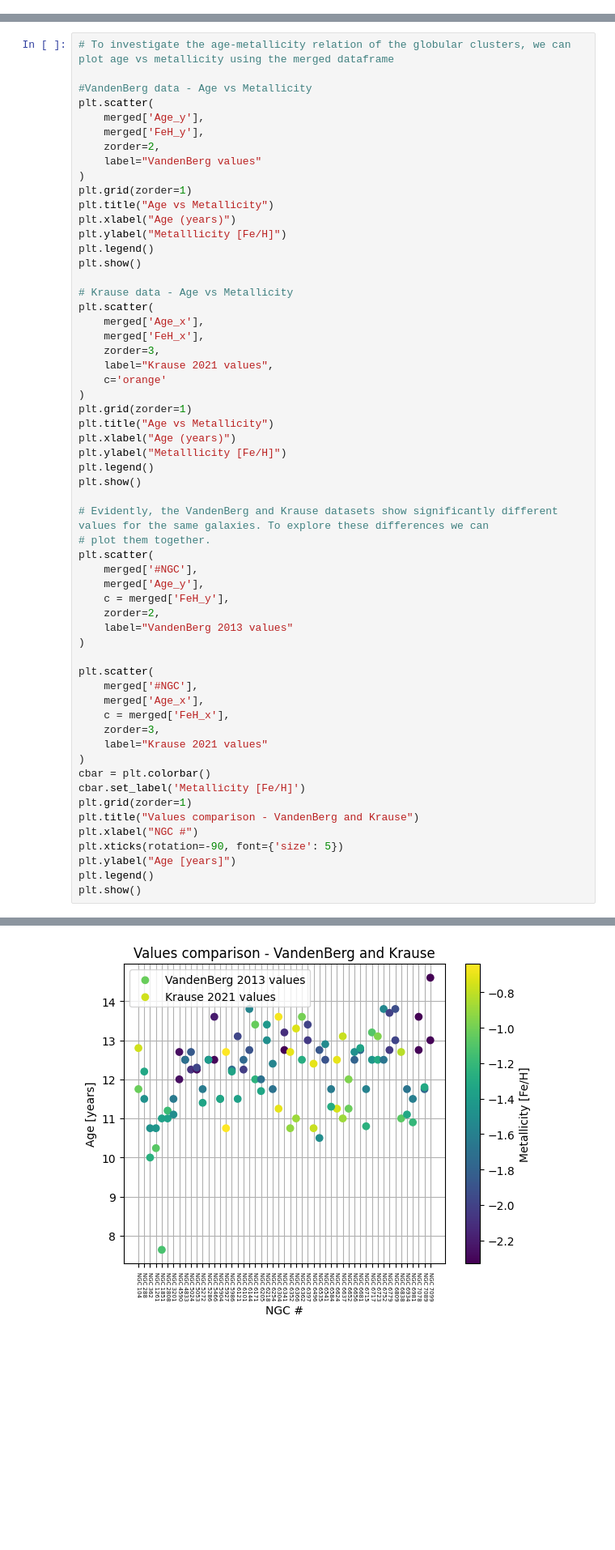
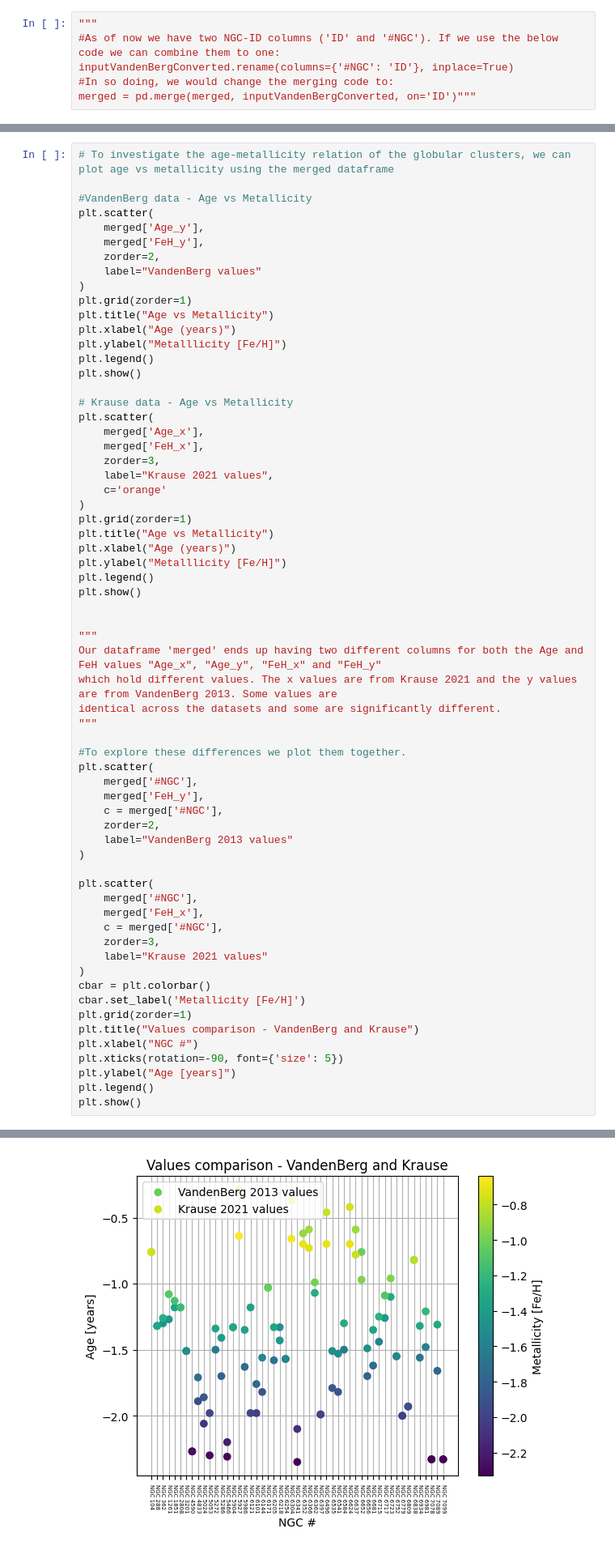
Before and after one commit to SS-UNSW/PHYS3116-Ethan-Slava, a Jupyter notebook: option1.ipynb, the cells around one changed output, grey strips where cells are left out. Shown at 81% size. Cells and saved outputs as stored; diff of their text form; blank space fills up the shorter version.

```diff
--- a/option1.ipynb
+++ b/option1.ipynb
@@ -229,3 +229,9 @@ print(merged)
 50 -7.45  25.4        4.831
 
 [51 rows x 44 columns]
+# %%
+"""
+#As of now we have two NGC-ID columns ('ID' and '#NGC'). If we use the below code we can combine them to one:
+inputVandenBergConverted.rename(columns={'#NGC': 'ID'}, inplace=True)
+#In so doing, we would change the merging code to:
+merged = pd.merge(merged, inputVandenBergConverted, on='ID')"""
@@ -257,37 +265,43 @@ plt.scatter(
 plt.grid(zorder=1)
 plt.title("Age vs Metallicity")
 plt.xlabel("Age (years)")
 plt.ylabel("Metalllicity [Fe/H]")
 plt.legend()
 plt.show()
 
-# Evidently, the VandenBerg and Krause datasets show significantly different values for the same galaxies. To explore these differences we can
-# plot them together.
+
+"""
+Our dataframe 'merged' ends up having two different columns for both the Age and FeH values "Age_x", "Age_y", "FeH_x" and "FeH_y"
+which hold different values. The x values are from Krause 2021 and the y values are from VandenBerg 2013. Some values are
+identical across the datasets and some are significantly different.
+"""
+
+#To explore these differences we plot them together.
 plt.scatter(
     merged['#NGC'],
-    merged['Age_y'],
-    c = merged['FeH_y'],
+    merged['FeH_y'],
+    c = merged['#NGC'],
     zorder=2,
     label="VandenBerg 2013 values"
 )
 
 plt.scatter(
     merged['#NGC'],
-    merged['Age_x'],
-    c = merged['FeH_x'],
+    merged['FeH_x'],
+    c = merged['#NGC'],
     zorder=3,
     label="Krause 2021 values"
 )
 cbar = plt.colorbar()
 cbar.set_label('Metallicity [Fe/H]')
 plt.grid(zorder=1)
 plt.title("Values comparison - VandenBerg and Krause")
 plt.xlabel("NGC #")
 plt.xticks(rotation=-90, font={'size': 5})
 plt.ylabel("Age [years]")
 plt.legend()
 plt.show()
 # %% [output]
 [figure]
 [figure]
-[figure, old version]
+[figure, new version]
```
Also changed, not shown: parts of 1 cell of this notebook.
